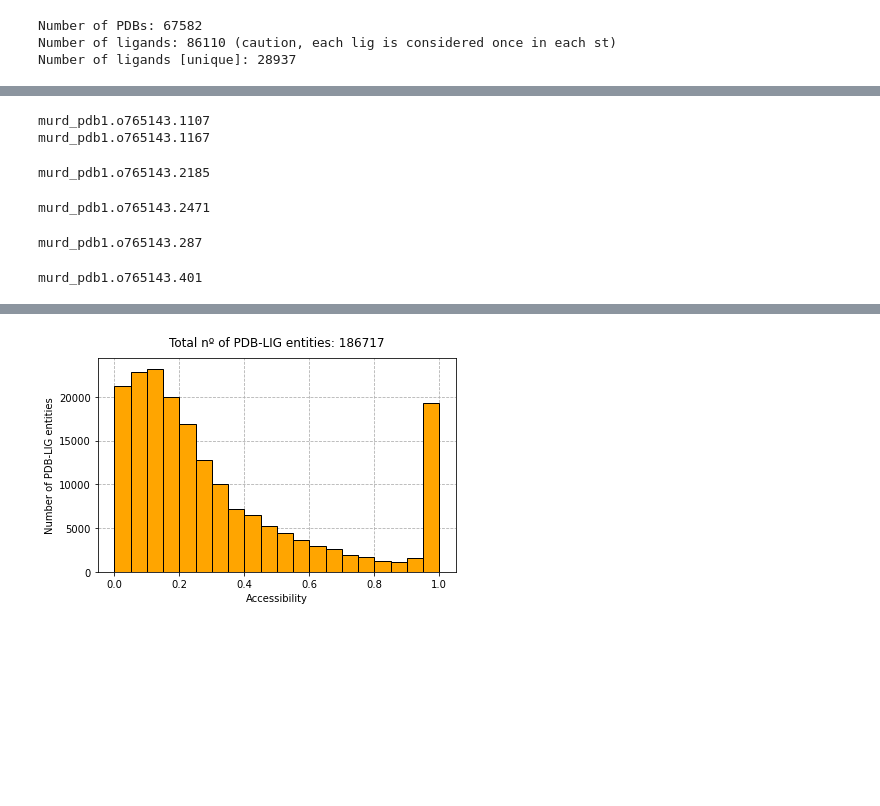
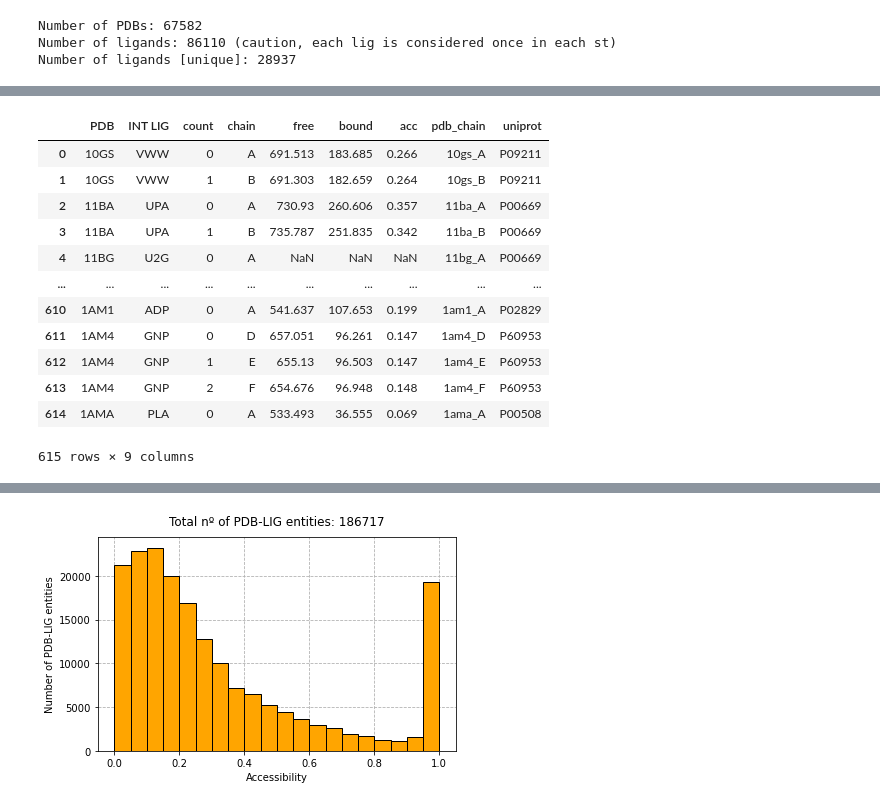
Before and after one commit to ersilia-os/osa-murd, a Jupyter notebook: notebooks/pocketvec_PDB.ipynb, the cells around one changed output, grey strips where cells are left out. Drawn from its saved outputs; the diff is of its cells as text; code cells hidden in the pictures; blank space fills up the shorter version.

```diff
--- a/notebooks/pocketvec_PDB.ipynb
+++ b/notebooks/pocketvec_PDB.ipynb
@@ -109,3 +109,19 @@ ligands = [j for i in sorted(pdbs_intlig) for j in pdbs_intlig[i]]
 # File obtained from https://ftp.ebi.ac.uk/pub/databases/pdb/derived_data/pdb_entry_type.txt
 pdb_to_entrytype = pd.read_csv("../data/PDB/mapping/pdb_entry_type.txt", sep="\t", header=None, names=['PDB', 'type', 'method'])
 pdb_to_entrytype = {i: j for i,j in zip(pdb_to_entrytype['PDB'], pdb_to_entrytype['type'])}
+# %%
+pdb_chain_to_uniprot = {}
+df = pd.read_csv("/aloy/home/acomajuncosa/Other_Datasets/Mappings/pdb_chain_uniprot.tsv", skiprows=1, sep='\t')
+for i, j, k in zip(df['PDB'], df['CHAIN'], df['SP_PRIMARY']):  ## realment volem la info de cath?
+    if str(i) + "_" + str(j) not in pdb_chain_to_uniprot:
+        pdb_chain_to_uniprot[str(i) + "_" + str(j)] = []
+    pdb_chain_to_uniprot[str(i) + "_" + str(j)].append(k)
+
+for i in pdb_chain_to_uniprot:
+    pdb_chain_to_uniprot[i] = sorted(set(pdb_chain_to_uniprot[i]))
+
+print(len(pdb_chain_to_uniprot))
+for i in sorted(pdb_chain_to_uniprot):
+    if len(pdb_chain_to_uniprot[i]) != 1:
+        del pdb_chain_to_uniprot[i]
+print(len(pdb_chain_to_uniprot))
@@ -202,28 +223,42 @@ cluster.submitMultiJob(command, **cluster_params)
 # %%
 path = "/aloy/scratch/acomajuncosa/MurD/PDB/prep1"
+error = set()
 
 for file in tqdm.tqdm(sorted(os.listdir(path))):
     if '.o' in file:
         with open(os.path.join(path, file), "r") as f:
             for l in f:
-                if "memoryerror" in l.lower():
+                if "error" in l.lower() and "error_status = f_fix(opts, data_to_fix)" not in l:
                     print(file)
+                    print(l)
+                    error.add(file)
                     break
-# %% [output]
-murd_pdb1.o765143.1107
-murd_pdb1.o765143.1167
-murd_pdb1.o765143.2185
-murd_pdb1.o765143.2471
-murd_pdb1.o765143.287
-murd_pdb1.o765143.401
 # %%
 path = "/aloy/home/acomajuncosa/MurD/GitHub/summary"
 results = []
 
 for summary in tqdm.tqdm(sorted(os.listdir(path))):
-    df = pd.read_csv(os.path.join(path, summary), sep='\t', names=['PDB', 'INT LIG', 'count', 'free', 'bound', 'acc'])
+    df = pd.read_csv(os.path.join(path, summary), sep='\t', names=['PDB', 'INT LIG', 'count', 'chain', 'free', 'bound', 'acc'])
     results.append(df)
 
 results = pd.concat(results, axis=0, ignore_index=True)
 # results_accessible = results.loc[(results['Accessibility'] != "-") & (results['Accessibility'].isnull() == False)]
 # results_accessible = results_accessible.astype({"Accessibility": float})
+results['pdb_chain'] = ["_".join([i.lower(),j]) for i,j in zip(results['PDB'], results['chain'])]
+results['uniprot'] = [pdb_chain_to_uniprot[i][0] if i in pdb_chain_to_uniprot and len(pdb_chain_to_uniprot[i]) == 1 else "-" for i in results['pdb_chain']]
+# %%
+results
+# %% [output]
+|  | PDB | INT LIG | count | chain | free | bound | acc | pdb_chain | uniprot |
+| 0 | 10GS | VWW | 0 | A | 691.513 | 183.685 | 0.266 | 10gs_A | P09211 |
+| 1 | 10GS | VWW | 1 | B | 691.303 | 182.659 | 0.264 | 10gs_B | P09211 |
+| 2 | 11BA | UPA | 0 | A | 730.93 | 260.606 | 0.357 | 11ba_A | P00669 |
+| 3 | 11BA | UPA | 1 | B | 735.787 | 251.835 | 0.342 | 11ba_B | P00669 |
+| 4 | 11BG | U2G | 0 | A | NaN | NaN | NaN | 11bg_A | P00669 |
+| ... | ... | ... | ... | ... | ... | ... | ... | ... | ... |
+| 610 | 1AM1 | ADP | 0 | A | 541.637 | 107.653 | 0.199 | 1am1_A | P02829 |
+| 611 | 1AM4 | GNP | 0 | D | 657.051 | 96.261 | 0.147 | 1am4_D | P60953 |
+| 612 | 1AM4 | GNP | 1 | E | 655.13 | 96.503 | 0.147 | 1am4_E | P60953 |
+| 613 | 1AM4 | GNP | 2 | F | 654.676 | 96.948 | 0.148 | 1am4_F | P60953 |
+| 614 | 1AMA | PLA | 0 | A | 533.493 | 36.555 | 0.069 | 1ama_A | P00508 |
+615 rows × 9 columns
```
Also changed, not shown: parts of 12 cells of this notebook, 1 other file.
